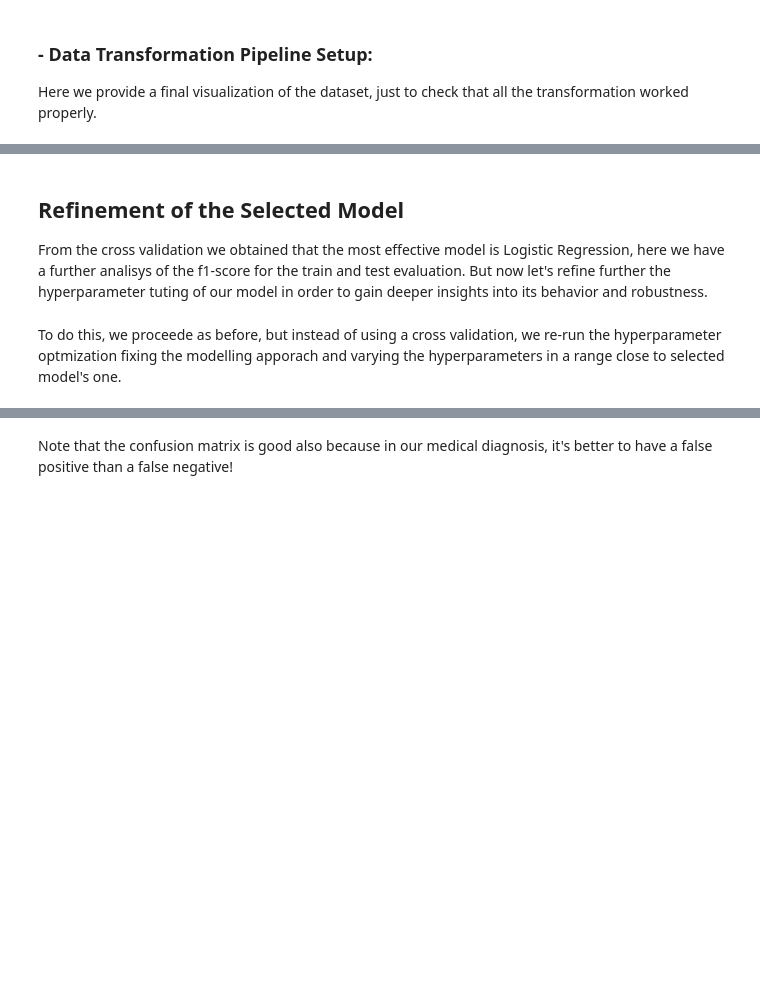
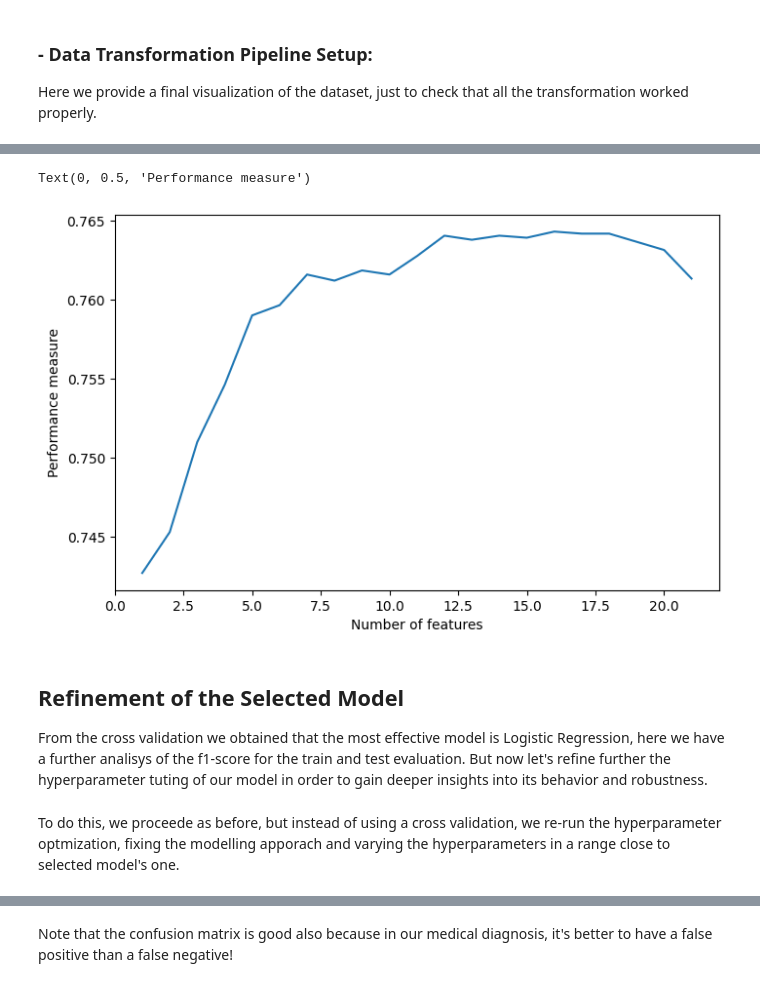
Before and after one commit to brusati04/ML_project, a Jupyter notebook: main.ipynb, the cells around one changed output, grey strips where cells are left out. Saved outputs shown, nothing was run; the diff lists cells and outputs as text; code cells hidden in the pictures; blank space fills up the shorter version.

```diff
--- a/main.ipynb
+++ b/main.ipynb
@@ -357,3 +503,13 @@ for estimator in scores['estimator']:
+# %%
+scores_back = sfs2.get_metric_dict()
+fig = plt.figure(figsize = (8,5))
+ax = fig.add_subplot()
+ax.plot(list(scores_back.keys()),[v['avg_score'] for v in scores_back.values()])
+ax.set_xlabel('Number of features')
+ax.set_ylabel('Performance measure')
+# %% [output]
+Text(0, 0.5, 'Performance measure')
+[figure, added]
 # %% [markdown]
 ## **Refinement of the Selected Model**
 From the cross validation we obtained that the most effective model is Logistic Regression, here we have a further analisys of the f1-score for the train and test evaluation.
@@ -372,7 +528,7 @@ params = {
     "classifier__l1_ratio": np.linspace(0, 0.5, 5)
 }
 # %% [markdown]
-To do this, we proceede as before, but instead of using a cross validation, we re-run the hyperparameter optmization fixing the modelling apporach and varying the hyperparameters in a range close to selected model's one.
+To do this, we proceede as before, but instead of using a cross validation, we re-run the hyperparameter optmization, fixing the modelling apporach and varying the hyperparameters in a range close to selected model's one.
 # %%
 rs_best = RandomizedSearchCV(
     estimator= best_model_pipeline,
```
Also changed, not shown: parts of 62 cells of this notebook, 2 other files.
